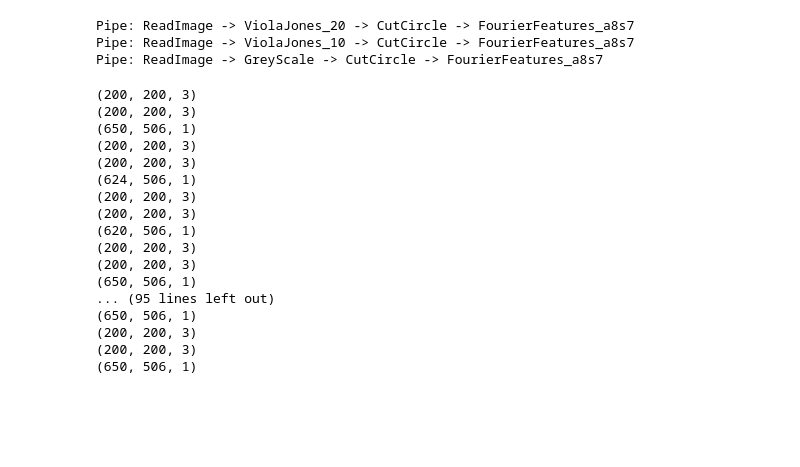
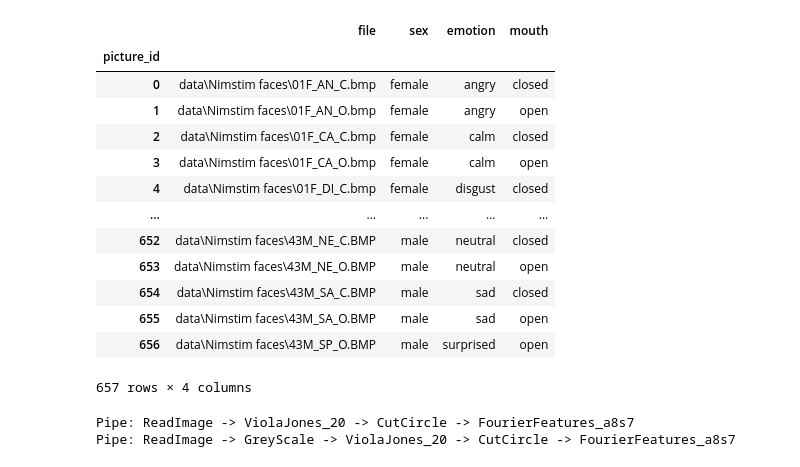
Before and after one commit to UtrechtUniversity/protosc, a Jupyter notebook: examples/pipe_test.ipynb, the cells around one changed output. Drawn from its saved outputs; the diff is of its cells as text; code cells hidden in the pictures; blank space fills up the shorter version.

Commit message:
use image dataframe as start of pipeline

```diff
--- a/examples/pipe_test.ipynb
+++ b/examples/pipe_test.ipynb
@@ -13,0 +7,3 @@ data_file = list(itertools.islice(open_files, 1))[0]
+# %%
+# Set path to folder with faces: stim_data_dir
+stim_data_dir = Path("...", "data", "Nimstim faces")
@@ -14,3 +54,22 @@ data_file = list(itertools.islice(open_files, 1))[0]
+# %%
+# Create overview of all images with their corresponding sex, emotion and mouth positioning
+overview = create_csv(write=True)
+overview
+# %% [output]
+|  | file | sex | emotion | mouth |
+| picture_id |  |  |  |  |
+| 0 | data\Nimstim faces\01F_AN_C.bmp | female | angry | closed |
+| 1 | data\Nimstim faces\01F_AN_O.bmp | female | angry | open |
+| 2 | data\Nimstim faces\01F_CA_C.bmp | female | calm | closed |
+| 3 | data\Nimstim faces\01F_CA_O.bmp | female | calm | open |
+| 4 | data\Nimstim faces\01F_DI_C.bmp | female | disgust | closed |
+| ... | ... | ... | ... | ... |
+| 652 | data\Nimstim faces\43M_NE_C.BMP | male | neutral | closed |
+| 653 | data\Nimstim faces\43M_NE_O.BMP | male | neutral | open |
+| 654 | data\Nimstim faces\43M_SA_C.BMP | male | sad | closed |
+| 655 | data\Nimstim faces\43M_SA_O.BMP | male | sad | open |
+| 656 | data\Nimstim faces\43M_SP_O.BMP | male | surprised | open |
+657 rows × 4 columns
 # %%
 from protosc.preprocessing import GreyScale, ViolaJones, CutCircle
 from protosc.pipe_complex import PipeComplex
@@ -19,30 +79,10 @@ from protosc.io import ReadImage
 # %%
-pipe1 = ReadImage()*(ViolaJones()+ViolaJones(10))*CutCircle()*FourierFeatures()
-pipe2 = ReadImage()*GreyScale()*CutCircle()*FourierFeatures()
+# Define pipeline
+pipe1 = ReadImage()*ViolaJones(20)*CutCircle()*FourierFeatures()
+pipe2 = ReadImage()*GreyScale()*ViolaJones(20)*CutCircle()*FourierFeatures()
 
 pipe_complex = pipe1 + pipe2
 print(pipe_complex)
 # %% [output]
 Pipe: ReadImage -> ViolaJones_20 -> CutCircle -> FourierFeatures_a8s7
-Pipe: ReadImage -> ViolaJones_10 -> CutCircle -> FourierFeatures_a8s7
-Pipe: ReadImage -> GreyScale -> CutCircle -> FourierFeatures_a8s7
+Pipe: ReadImage -> GreyScale -> ViolaJones_20 -> CutCircle -> FourierFeatures_a8s7
-# %%
-images = pipe_complex.execute(open_files, max_depth=1)
-# %% [output]
-(200, 200, 3)
-(200, 200, 3)
-(650, 506, 1)
-(200, 200, 3)
-(200, 200, 3)
-(624, 506, 1)
-(200, 200, 3)
-(200, 200, 3)
-(620, 506, 1)
-(200, 200, 3)
-(200, 200, 3)
-(650, 506, 1)
-... (95 lines left out)
-(650, 506, 1)
-(200, 200, 3)
-(200, 200, 3)
-(650, 506, 1)
```
Also changed, not shown: parts of 6 cells of this notebook.
